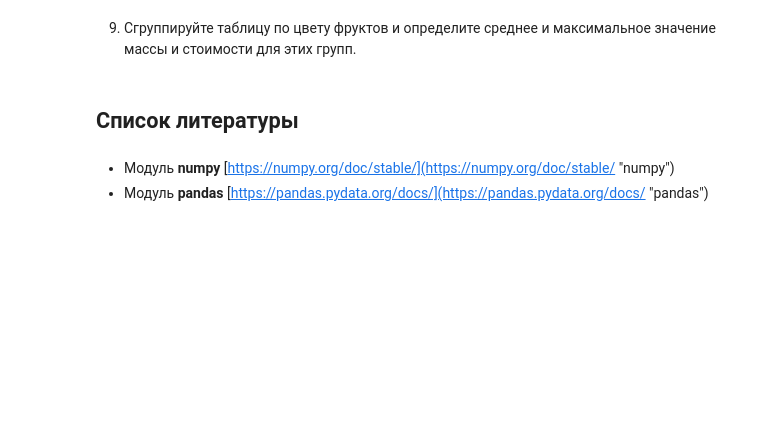
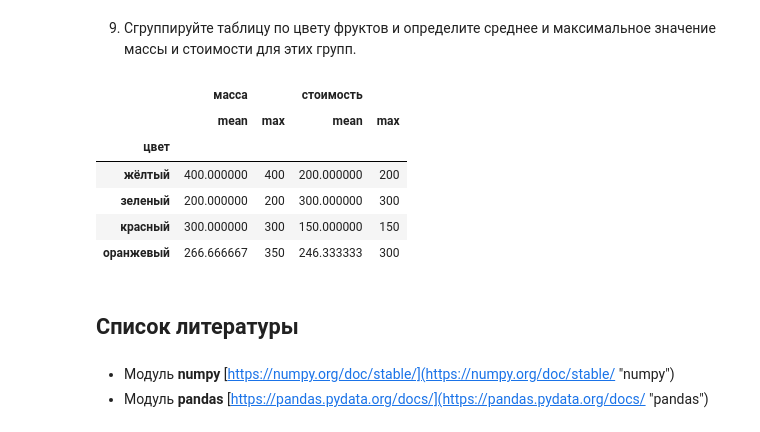
Before and after one commit to BROsandr/IUS, a Jupyter notebook: lab2/Lab2_task.ipynb, the cells around one changed output. Drawn from its saved outputs; the diff is of its cells as text; code cells hidden in the pictures; blank space fills up the shorter version.

```diff
--- a/lab2/Lab2_task.ipynb
+++ b/lab2/Lab2_task.ipynb
@@ -971,0 +1023,9 @@ std == 0.30527060662716465,
+# %%
+# напишите здесь ваше решение
+fruits = df[df['тип'] == 'фрукт']
+potato = df.loc['картошка']
+cond = (fruits['размер'] > potato['размер'])
+result = fruits[cond]
+print(potato['размер'])
+print()
+print(result)
@@ -992,3 +1098,18 @@ std == 0.30527060662716465,
+# %%
+# напишите здесь ваше решение
+group = fruits.groupby(['цвет'])
+
+funcs = [np.mean, max]
+
+group.agg({'масса': funcs, 'стоимость': funcs})
+# %% [output]
+|  | масса |  | стоимость |  |
+|  | mean | max | mean | max |
+| цвет |  |  |  |  |
+| жёлтый | 400.000000 | 400 | 200.000000 | 200 |
+| зеленый | 200.000000 | 200 | 300.000000 | 300 |
+| красный | 300.000000 | 300 | 150.000000 | 150 |
+| оранжевый | 266.666667 | 350 | 246.333333 | 300 |
 # %% [markdown]
 ## Список литературы
 # %% [markdown]
```
Also changed, not shown: parts of 16 cells of this notebook.
